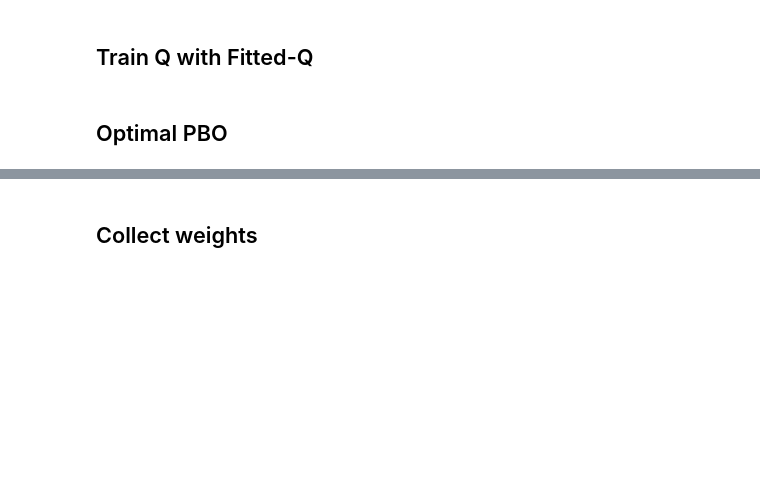
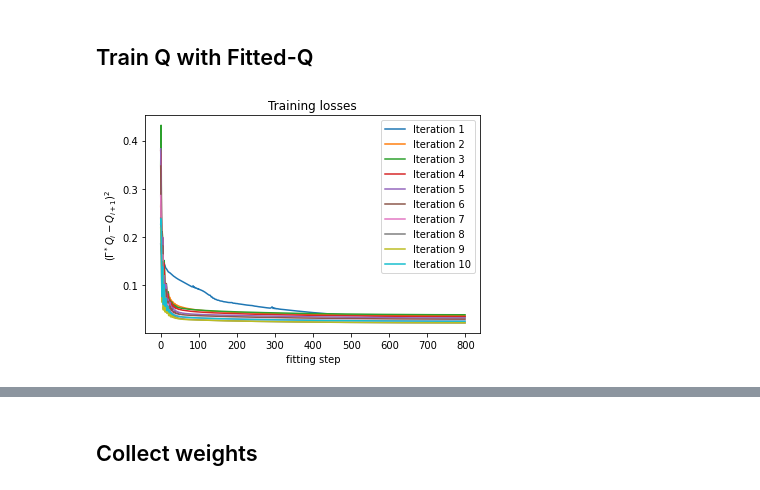
Before and after one commit to theovincent/PBO, a Jupyter notebook: pbo_car_on_hill.ipynb, the cells around one changed output, grey strips where cells are left out. Drawn from its saved outputs; the diff is of its cells as text; code cells hidden in the pictures; blank space fills up the shorter version.

```diff
--- a/pbo_car_on_hill.ipynb
+++ b/pbo_car_on_hill.ipynb
@@ -103,45 +113,55 @@ q_visu_mesh.show("Optimal q function")
 # %% [markdown]
 ## Train Q with Fitted-Q
 # %%
+import matplotlib.pyplot as plt
 from tqdm.notebook import tqdm
 
 from pbo.sample_collection.dataloader import SampleDataLoader
-from pbo.networks.learnable_q import TableQ
+from pbo.networks.learnable_q import FullyConnectedQ
 
 
 data_loader_samples = SampleDataLoader(replay_buffer, batch_size_samples, shuffle_key)
-q = TableQ(
+q = FullyConnectedQ(
+    state_dim=2,
+    action_dim=1,
+    continuous_actions=False,
+    n_actions_on_max=n_actions,
+    action_range_on_max=None,
     gamma=gamma,
     network_key=q_network_key,
     random_weights_range=None,
     random_weights_key=random_weights_key,
-    n_states=n_states,
-    n_actions=n_actions,
     learning_rate=learning_rate_q,
-    zero_initializer=True
+    layers_dimension=layers_dimension,
+    zero_initializer=True,
 )
 validation_initial_weight = q.to_weights(q.params)
 
-training_losses_q = np.zeros(max_bellman_iterations)
-validation_losses_q = np.zeros(max_bellman_iterations)
-absording_probabilities_q = np.zeros((max_bellman_iterations, horizon))
+l2_losses = np.zeros((max_bellman_iterations, fitting_steps_q))
 
 for bellman_iteration in tqdm(range(max_bellman_iterations)):
     params_target = q.params
+    q.reset_optimizer()
 
-    for step in range(fitting_steps_q):
+    for step in tqdm(range(fitting_steps_q), leave=False):
+        cumulative_l2_loss = 0
+
         data_loader_samples.shuffle()
         for batch_samples in data_loader_samples:
-            q.params, q.optimizer_state, _ = q.learn_on_batch(q.params, params_target, q.optimizer_state, batch_samples)
+            q.params, q.optimizer_state, l2_loss = q.learn_on_batch(q.params, params_target, q.optimizer_state, batch_samples)
+            cumulative_l2_loss += l2_loss
 
-    q_i = q.discretize(q.to_weights(params_target).reshape((-1, q.weights_dimension)), states, actions)[0]
-    q_i_plus_1 = q.discretize(q.to_weights(q.params).reshape((-1, q.weights_dimension)), states, actions)[0]
-    policy_q = q_i_plus_1.argmax(axis=1)
+        l2_losses[bellman_iteration, step] = cumulative_l2_loss
 
-    training_losses_q[bellman_iteration] = jnp.abs(env.apply_bellman_operator(q_i) - q_i_plus_1).mean()
-    validation_losses_q[bellman_iteration] = jnp.abs(optimal_q - q_i_plus_1).mean()
-    absording_probabilities_q[bellman_iteration] = env.absorbing_probability(policy_q, horizon)
 
-    print(policy_q)
+
+for bellman_iteration in range(max_bellman_iterations):
+    plt.plot(l2_losses[bellman_iteration], label=f"Iteration {bellman_iteration + 1}")
+
+plt.legend()
+plt.xlabel("fitting step")
+plt.ylabel(r"$(\Gamma^*Q_i - Q_{i +  1})^2$")
+plt.title("Training losses")
+plt.show()
+# %% [output]
+[figure, added]
-# %% [markdown]
-## Optimal PBO
```
Also changed, not shown: parts of 12 cells of this notebook, 6 other files.
